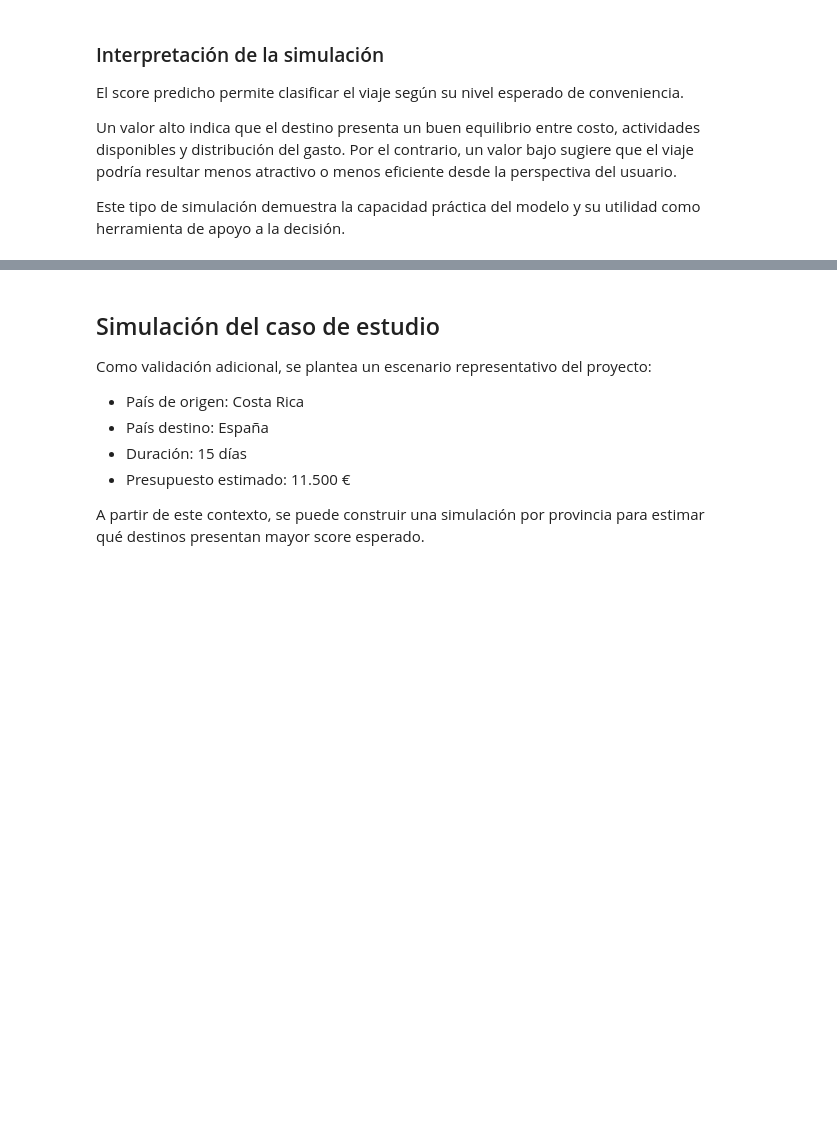
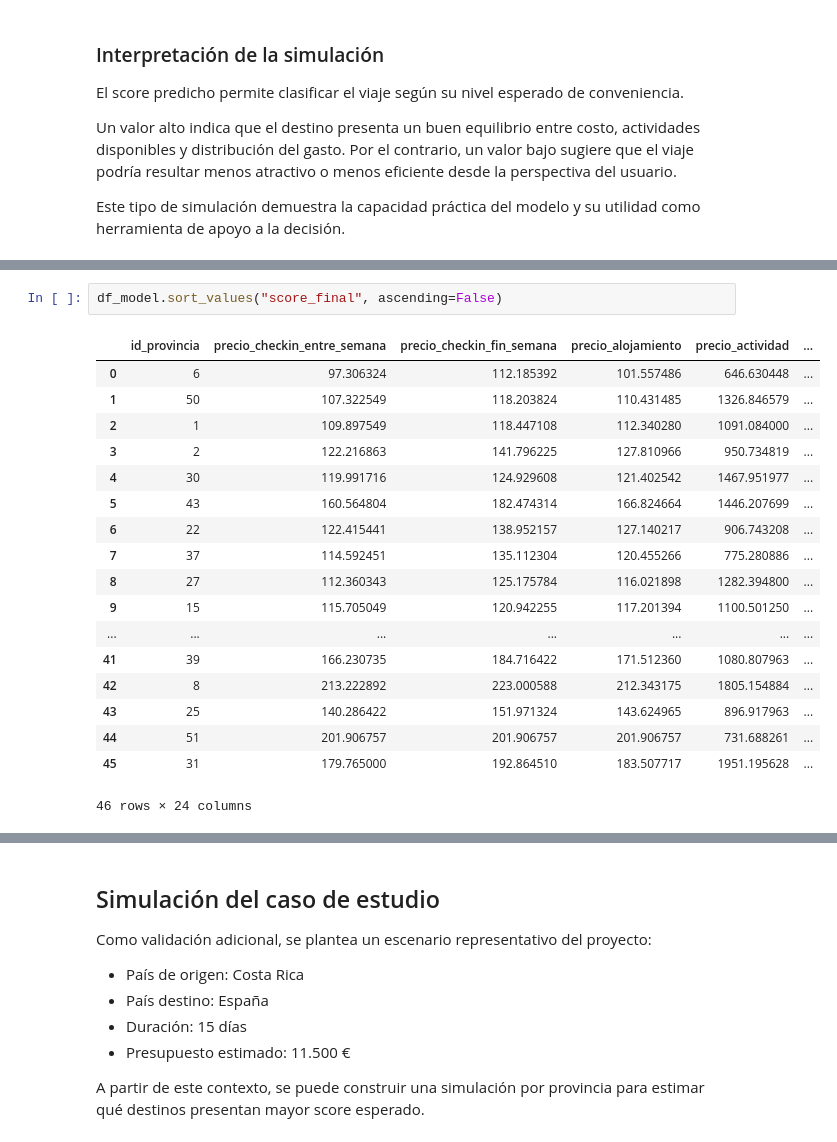
Before and after one commit to moralesvegaandrea-star/CulturaTrip.v2, a Jupyter notebook: Notebook/ML_Model/ML_Avanzado.ipynb, the cells around one changed output, grey strips where cells are left out. Drawn from its saved outputs; the diff is of its cells as text; blank space fills up the shorter version.

```diff
--- a/Notebook/ML_Model/ML_Avanzado.ipynb
+++ b/Notebook/ML_Model/ML_Avanzado.ipynb
@@ -1800,0 +1836,21 @@ Este tipo de simulación demuestra la capacidad práctica del modelo y su utilid
+# %%
+df_model.sort_values("score_final", ascending=False)
+# %% [output]
+|  | id_provincia | precio_checkin_entre_semana | precio_checkin_fin_semana | precio_alojamiento | precio_actividad | ... |
+| 0 | 6 | 97.306324 | 112.185392 | 101.557486 | 646.630448 | ... |
+| 1 | 50 | 107.322549 | 118.203824 | 110.431485 | 1326.846579 | ... |
+| 2 | 1 | 109.897549 | 118.447108 | 112.340280 | 1091.084000 | ... |
+| 3 | 2 | 122.216863 | 141.796225 | 127.810966 | 950.734819 | ... |
+| 4 | 30 | 119.991716 | 124.929608 | 121.402542 | 1467.951977 | ... |
+| 5 | 43 | 160.564804 | 182.474314 | 166.824664 | 1446.207699 | ... |
+| 6 | 22 | 122.415441 | 138.952157 | 127.140217 | 906.743208 | ... |
+| 7 | 37 | 114.592451 | 135.112304 | 120.455266 | 775.280886 | ... |
+| 8 | 27 | 112.360343 | 125.175784 | 116.021898 | 1282.394800 | ... |
+| 9 | 15 | 115.705049 | 120.942255 | 117.201394 | 1100.501250 | ... |
+| ... | ... | ... | ... | ... | ... | ... |
+| 41 | 39 | 166.230735 | 184.716422 | 171.512360 | 1080.807963 | ... |
+| 42 | 8 | 213.222892 | 223.000588 | 212.343175 | 1805.154884 | ... |
+| 43 | 25 | 140.286422 | 151.971324 | 143.624965 | 896.917963 | ... |
+| 44 | 51 | 201.906757 | 201.906757 | 201.906757 | 731.688261 | ... |
+| 45 | 31 | 179.765000 | 192.864510 | 183.507717 | 1951.195628 | ... |
+46 rows × 24 columns
```
Also changed, not shown: parts of 31 cells of this notebook, 18 other files.
